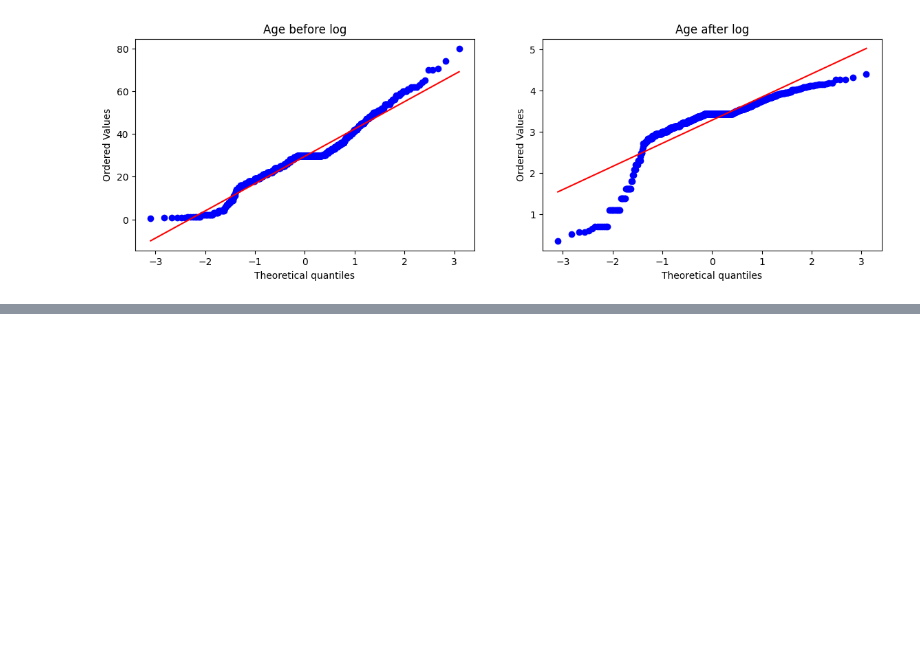
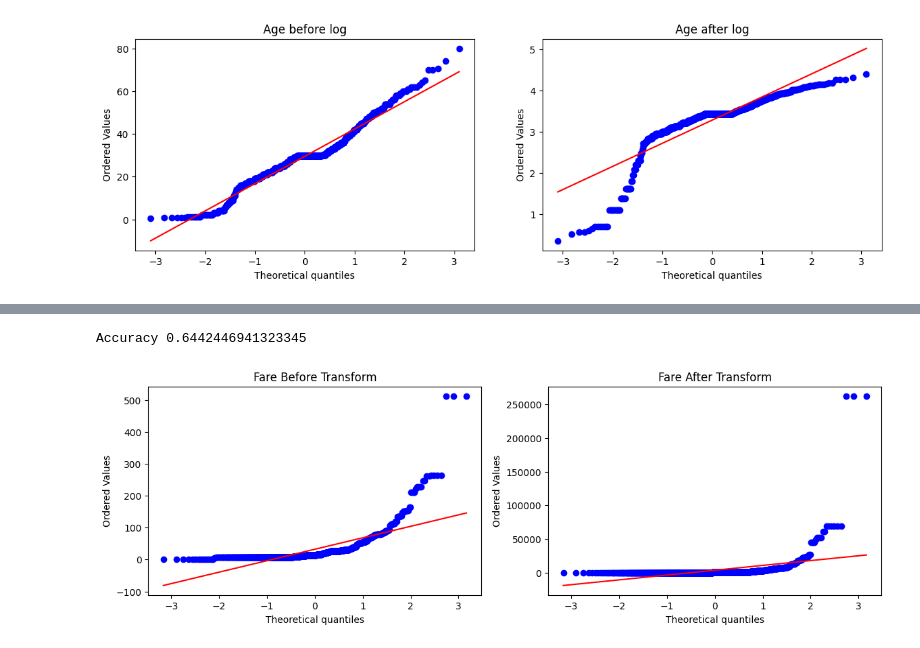
Before and after one commit to najnin26/Machine-Learning, a Jupyter notebook: Basic/function-transformer.ipynb, the cells around one changed output, grey strips where cells are left out. Cells and saved outputs as stored; diff of their text form; code cells hidden in the pictures; blank space fills up the shorter version.

```diff
--- a/Basic/function-transformer.ipynb
+++ b/Basic/function-transformer.ipynb
@@ -205,0 +240,5 @@ DT 0.6554681647940075
+# %%
+apply_transform(lambda x:x**2)
+# %% [output]
+Accuracy 0.6442446941323345
+[figure, added]
```
Also changed, not shown: parts of 9 cells of this notebook.
